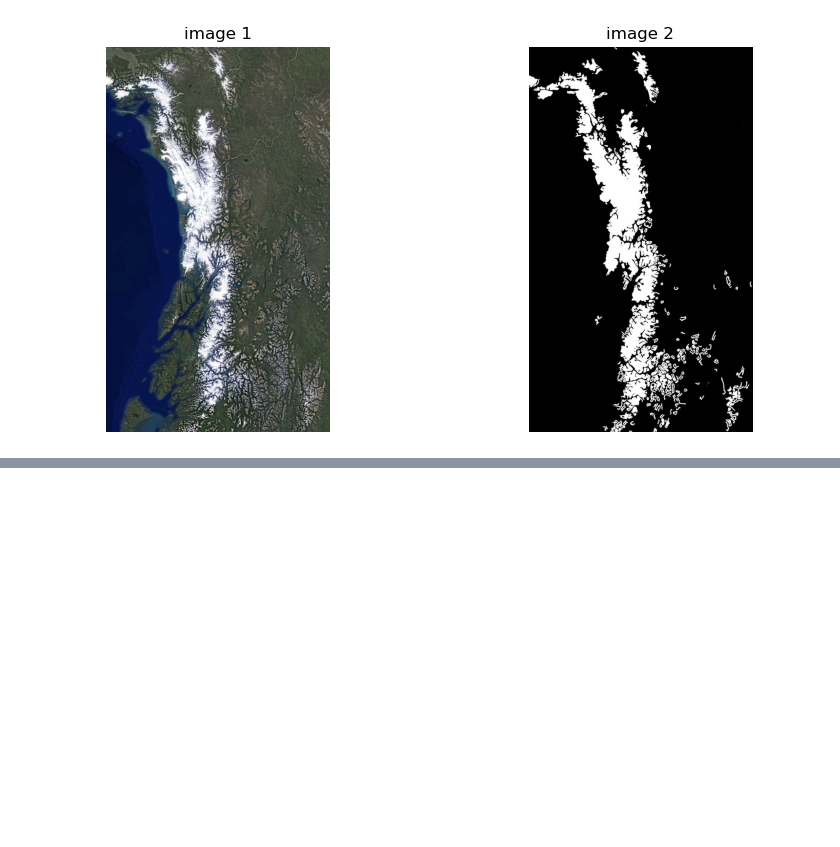
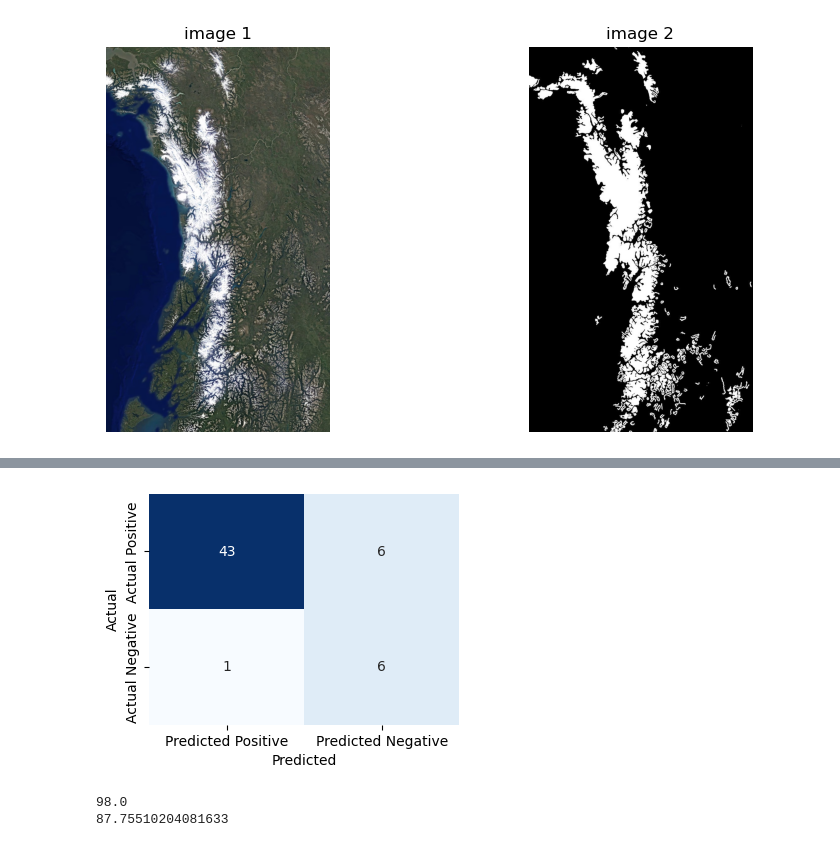
Before and after one commit to harsh125op/waterLevel, a Jupyter notebook: 2_Image_Algo_Test.ipynb, the cells around one changed output, grey strips where cells are left out. Saved outputs shown, nothing was run; the diff lists cells and outputs as text; code cells hidden in the pictures; blank space fills up the shorter version.

```diff
--- a/2_Image_Algo_Test.ipynb
+++ b/2_Image_Algo_Test.ipynb
@@ -136,0 +167,35 @@ for i in range(300):
+# %%
+# Data: segmentation results
+true_positive = 43  # Correctly segmented images
+false_negative = 6  # Left major portions unsegmented
+false_positive = 1  # Segmented areas not required
+true_negative = 6   # Not defined explicitly in this case
+
+# Total predictions (50 images sampled)
+total_predictions = 50
+
+# Confusion Matrix
+conf_matrix = np.array([[true_positive, false_negative],
+                        [false_positive, true_negative]])
+
+# Accuracy Calculation
+accuracy = (true_positive + true_negative) / total_predictions
+precision = true_positive / (true_positive+false_negative)
+
+# Plotting the Confusion Matrix with seaborn
+plt.figure(figsize=(4, 3))
+sns.heatmap(conf_matrix, annot=True, fmt='d', cmap='Blues', cbar=False,
+            xticklabels=["Predicted Positive", "Predicted Negative"],
+            yticklabels=["Actual Positive", "Actual Negative"])
+
+plt.ylabel("Actual")
+plt.xlabel("Predicted")
+plt.show()
+
+print(accuracy*100)
+print(precision*100)
+#
+# %% [output]
+[figure, added]
+98.0
+87.75510204081633
```
Also changed, not shown: parts of 3 cells of this notebook.
